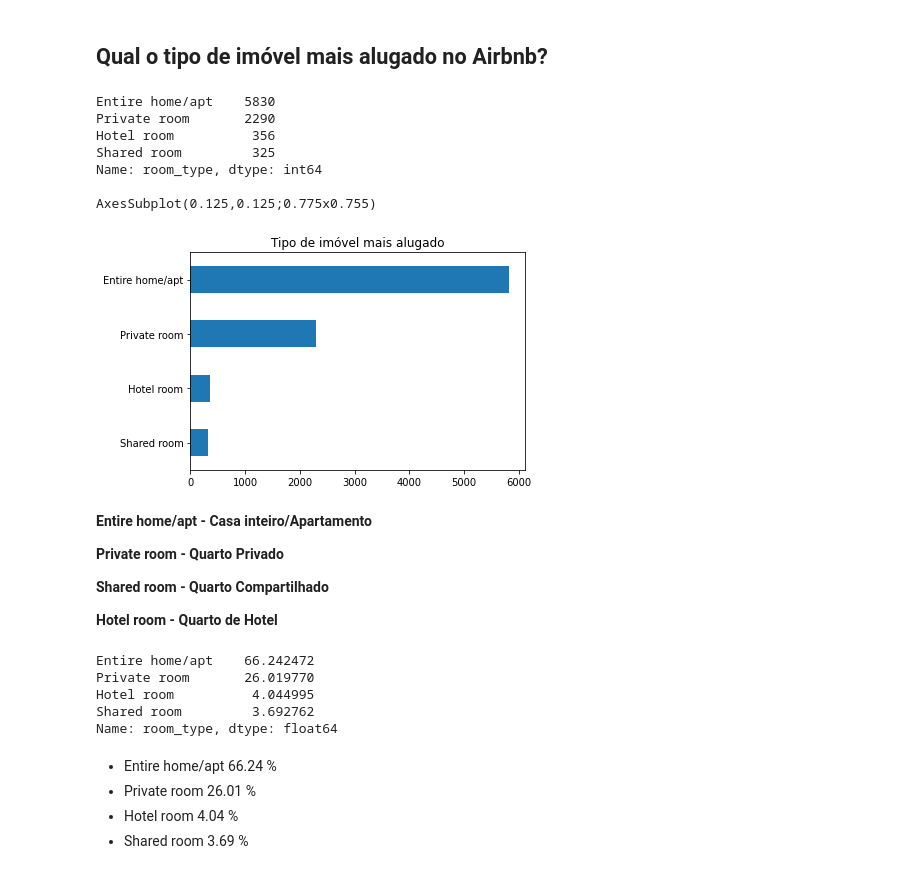
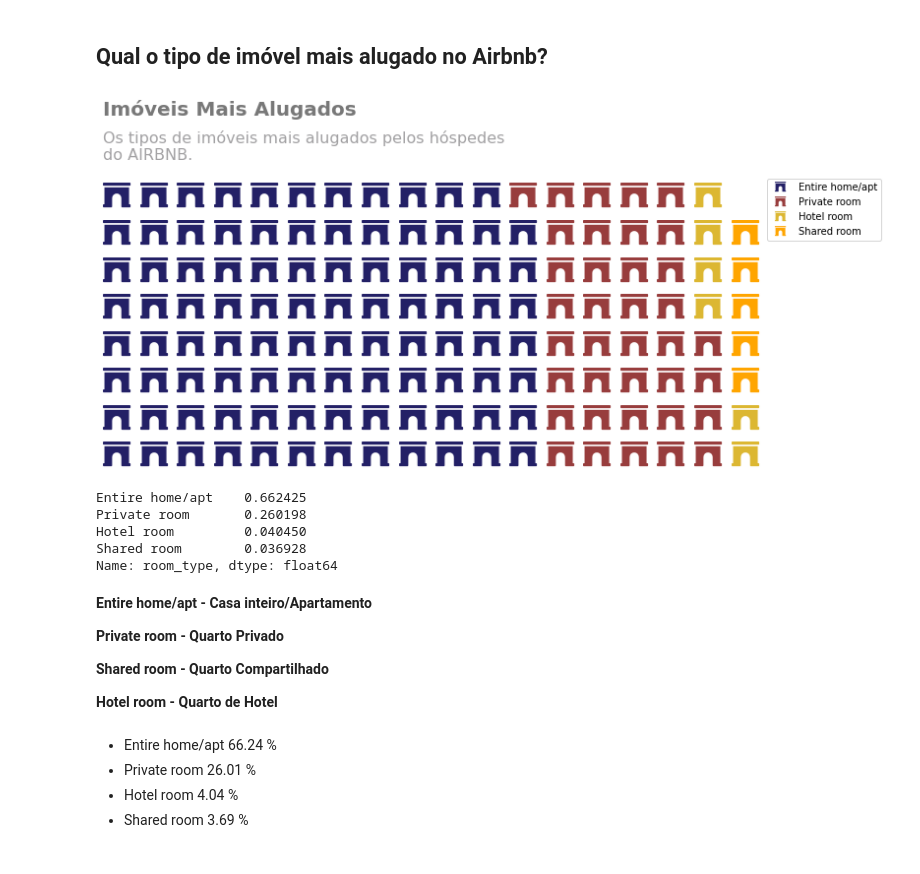
Before and after one commit to carvalhopinheiro/Portfolio, a Jupyter notebook: Analisando_os_Dados_do_Airbnb.ipynb, the cells around one changed output. Cells and saved outputs as stored; diff of their text form; code cells hidden in the pictures.

```diff
--- a/Analisando_os_Dados_do_Airbnb.ipynb
+++ b/Analisando_os_Dados_do_Airbnb.ipynb
@@ -423,21 +427,42 @@ print('O custo médio por noite em Tokyo é ¥{:.2f}'.format(df_clean.price.mean
 O custo médio por noite em Tokyo é ¥8395.38
 # %% [markdown]
 ## **Qual o tipo de imóvel mais alugado no Airbnb?**
-# %%
-# mostrar a quantidade de cada tipo de imóvel disponível
-print(df_clean.room_type.value_counts())
-print()
-print(df_clean.room_type.value_counts(ascending=True).plot(kind='barh'))
-plt.title('Tipo de imóvel mais alugado');
-# %% [output]
-Entire home/apt    5830
-Private room       2290
-Hotel room          356
-Shared room         325
-Name: room_type, dtype: int64
-
-AxesSubplot(0.125,0.125;0.775x0.755)
-[figure, removed]
+# %%
+data = dict(df_clean['room_type'].value_counts())
+
+fig = plt.figure(
+    FigureClass=Waffle,
+    figsize=(12,8),
+    rows=8,
+    columns=18,
+    colors=("#232066", "#983D3D", "#DCB732", "#FFA500"),
+    values=data, icons='archway', icon_size=25,
+    legend={'loc': 'upper left', 'bbox_to_anchor': (1,1)},
+    icon_legend=True
+)
+
+plt.text(0, 1.2, 'Imóveis Mais Alugados',
+         fontsize=20,
+         color="#787878",
+         weight='bold')
+
+plt.text(0, 1.15,
+         "Os tipos de imóveis mais alugados pelos hóspedes\n"
+         "do AIRBNB.",
+         verticalalignment="top",
+         fontsize=16,
+         color="#A2A1A3")
+
+fig.set_tight_layout(False)
+plt.show();
+print((df_clean['room_type'].value_counts() / df_clean.shape[0]))
+# %% [output]
+[figure, added]
+Entire home/apt    0.662425
+Private room       0.260198
+Hotel room         0.040450
+Shared room        0.036928
+Name: room_type, dtype: float64
 # %% [markdown]
 **Entire home/apt - Casa inteiro/Apartamento**
 
@@ -446,15 +471,6 @@ AxesSubplot(0.125,0.125;0.775x0.755)
 **Shared room -  Quarto Compartilhado**
 
 **Hotel room - Quarto de Hotel**
-# %%
-# mostrar a porcentagem de cada tipo de imóvel disponível
-df_clean.room_type.value_counts() / df_clean.shape[0]*100
-# %% [output]
-Entire home/apt    66.242472
-Private room       26.019770
-Hotel room          4.044995
-Shared room         3.692762
-Name: room_type, dtype: float64
 # %% [markdown]
 * Entire home/apt    66.24 %
 * Private room       26.01 %
```
Also changed, not shown: parts of 3 cells of this notebook.
